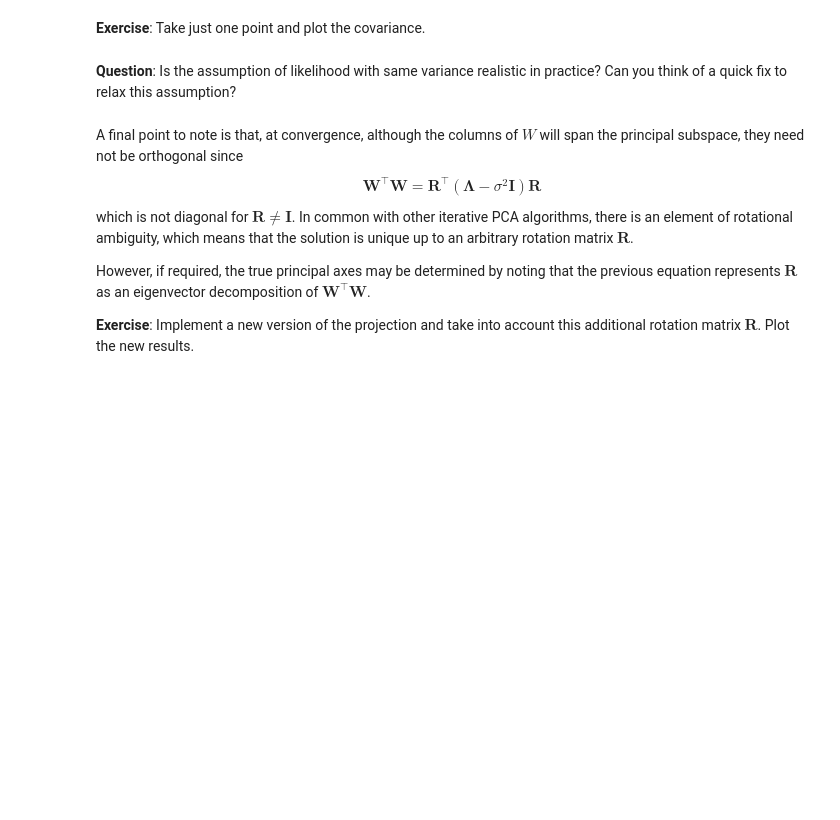
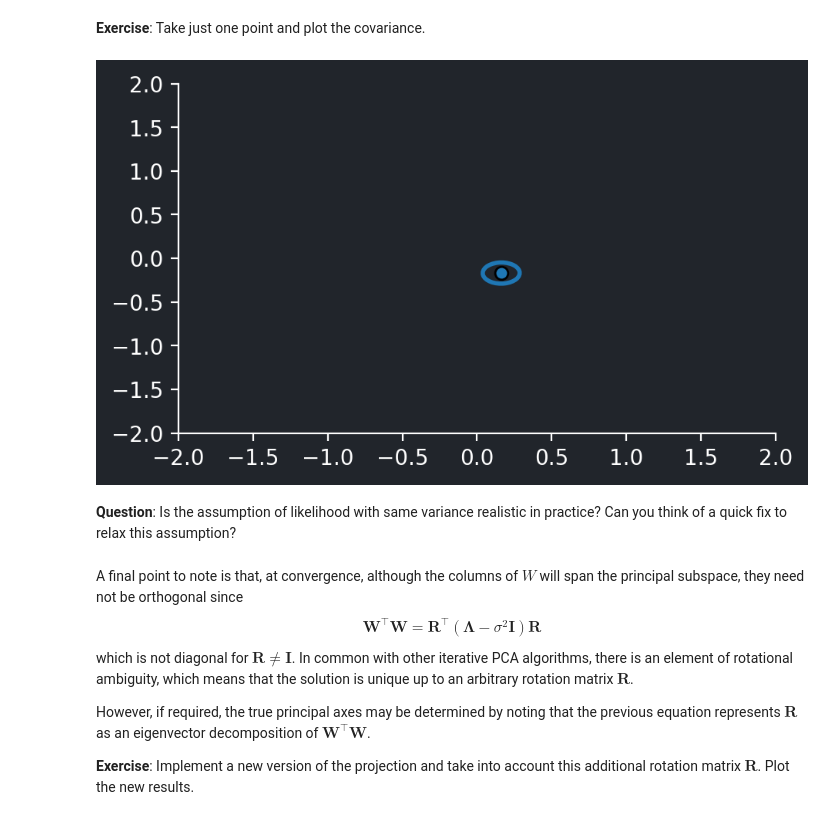
Before and after one commit to mspronesti/advanced-statistical-inference, a Jupyter notebook: probabilistic_pca/Probabilistic_PCA.ipynb, the cells around one changed output. Cells and saved outputs as stored; diff of their text form; code cells hidden in the pictures; blank space fills up the shorter version.

```diff
--- a/probabilistic_pca/Probabilistic_PCA.ipynb
+++ b/probabilistic_pca/Probabilistic_PCA.ipynb
@@ -113,4 +123,5 @@ def project_latents_PCA(X, W):
 **Exercise**:
 Compute the PCA of $\boldsymbol X$ in 2 dimensions.
 # %%
-W = # @@ COMPLETE @@ #
+W = PCA(X)
+W.shape, X.shape
@@ -214,14 +229,29 @@ What is the dimensionality of $\boldsymbol W$, $\boldsymbol S$ and $\boldsymbol
 **Exercise**:
 Implement PPCA using the EM algorithm above.
 # %%
+from jax.numpy.linalg import inv
+
 def PPCA_EM(X, W_init, s2_init, niter=100):
-    # @@ COMPLETE @@ #
+    D, q = W_init.shape
+    n_samples, n_feats = X.shape
+
     W, s2 = W_init, s2_init
+    S = X.T @ X / n_samples
+    assert S.shape == (D, D)
+
     for _ in range(niter):
-        # @@ COMPLETE @@ #
+        M = W.T @ W + s2 * jnp.eye(q)
+        M_inv = inv(M)
+
+        # compute W^{t+1} and sigma2^{t+1}
+        # sigma2^{t+1} is computed using the "old" W, i.e. W^{t}
+        s2 = 1 / n_feats * jnp.trace(S - S @ W @ M_inv @ W.T)
+        # update W
+        W = S @ W @ inv(M_inv @ W.T @ S @ W)
+
 
     # @@ COMPLETE @@ #
-    return W, s2, Minv
+    return W, s2, M_inv
 # %% [markdown]
 **Exercise**:
 Think about the initial value of W. Choose `W_init` to be zeros. What do you observe?
@@ -240,7 +279,10 @@ Then, what kind of initial values are more suited for $\boldsymbol W$? Try to im
 # %%
 np.random.seed(1)
 from scipy import stats
+q = 2
+_, D = X.shape
 
-W_init = # @@ COMPLETE @@ #
+W_init = stats.ortho_group.rvs(D)[:, :q]
 s2_init = 1
-W, s2, Minv = # @@ COMPLETE @@ #
+W, s2, Minv = PPCA_EM(X, W_init, s2_init)
+W
@@ -255,8 +301,8 @@ $$
 **Exercise**: Complete the next function to project to the laten space and plot the results (use just the mean for the moment).
 # %%
 def project_latents_PPCA(X, W, s2, Minv):
-    Zmean = # @@ COMPLETE @@ #
-    Zcov = # @@ COMPLETE @@ #
+    Zmean = X @ W @ Minv # (Minv @ W.T @ X.T).T
+    Zcov = s2 * Minv
     return Zmean, Zcov
 
 
@@ -276,31 +324,33 @@ Take just one point and plot the covariance.
 # %%
 def plot_cov(mu, Sigma, nstd=2, label="", color="tab:blue", ax=None):
     from matplotlib.patches import Ellipse
 
     if ax is None:
         ax = plt.gca()
 
     vals, vecs = np.linalg.eigh(Sigma)
     order = vals.argsort()[::-1]
     vals, vecs = vals[order], vecs[:, order]
 
     theta = np.degrees(np.arctan2(*vecs[:, 0][::-1]))
 
     # Width and height are "full" widths, not radius
     width, height = 2 * nstd * np.sqrt(vals)
     ellip = Ellipse(
         xy=mu, width=width, height=height, angle=theta, fill=False, color=color, lw="2"
     )
     config = dict(edgecolor="black", linewidth=1, zorder=10)
     ax.scatter(mu[0], mu[1], facecolor="tab:blue", **config)
     ax.add_artist(ellip)
     return ellip
 
 
-# @@ COMPLETE @@ #
+plot_cov(Zmean[0,:], Zcov)
 plt.xlim(-2, 2)
 plt.ylim(-2, 2)
 plt.show()
+# %% [output]
+[figure, added]
 # %% [markdown]
 **Question**:
 Is the assumption of likelihood with same variance realistic in practice? Can you think of a quick fix to relax this assumption?
```
Also changed, not shown: parts of 17 cells of this notebook.
